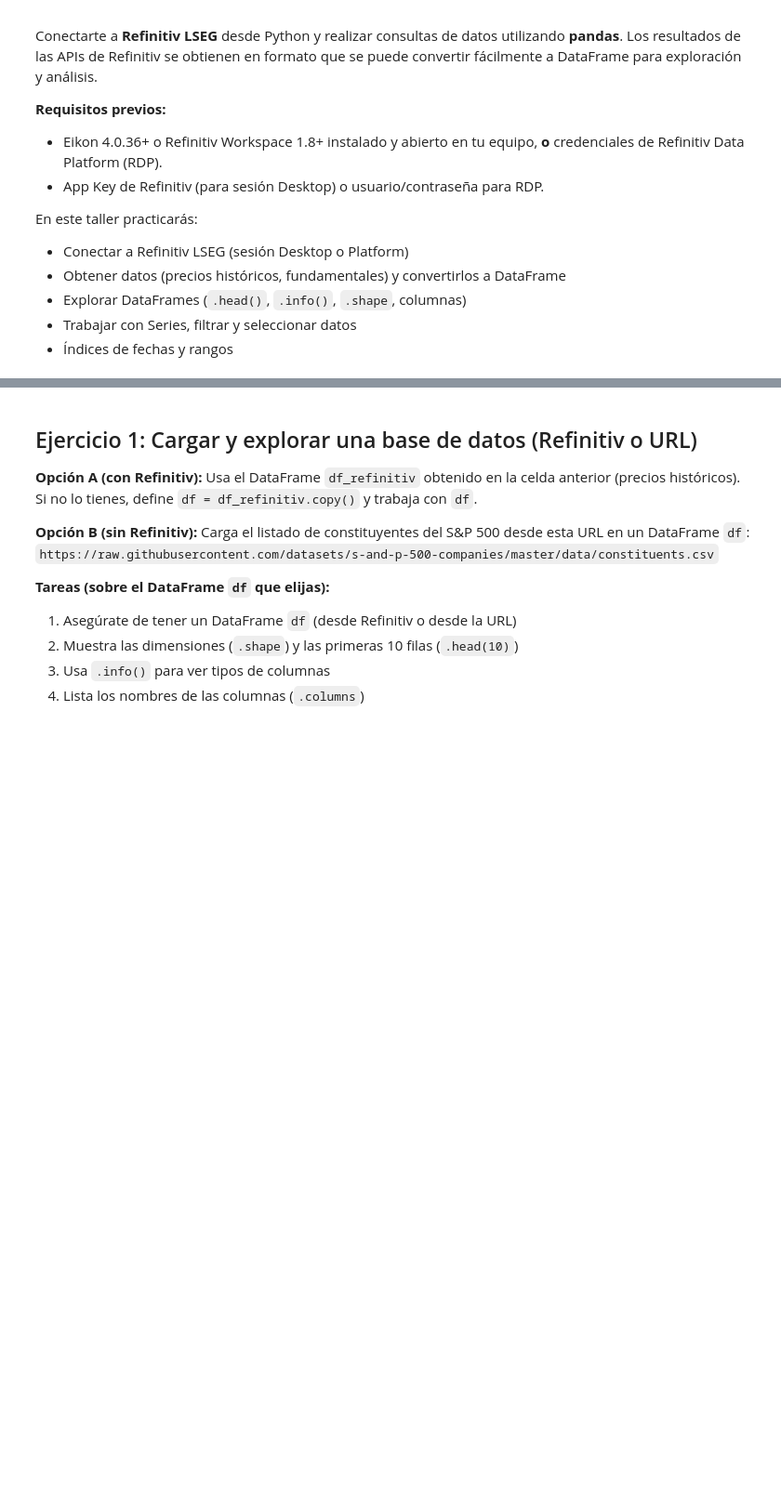
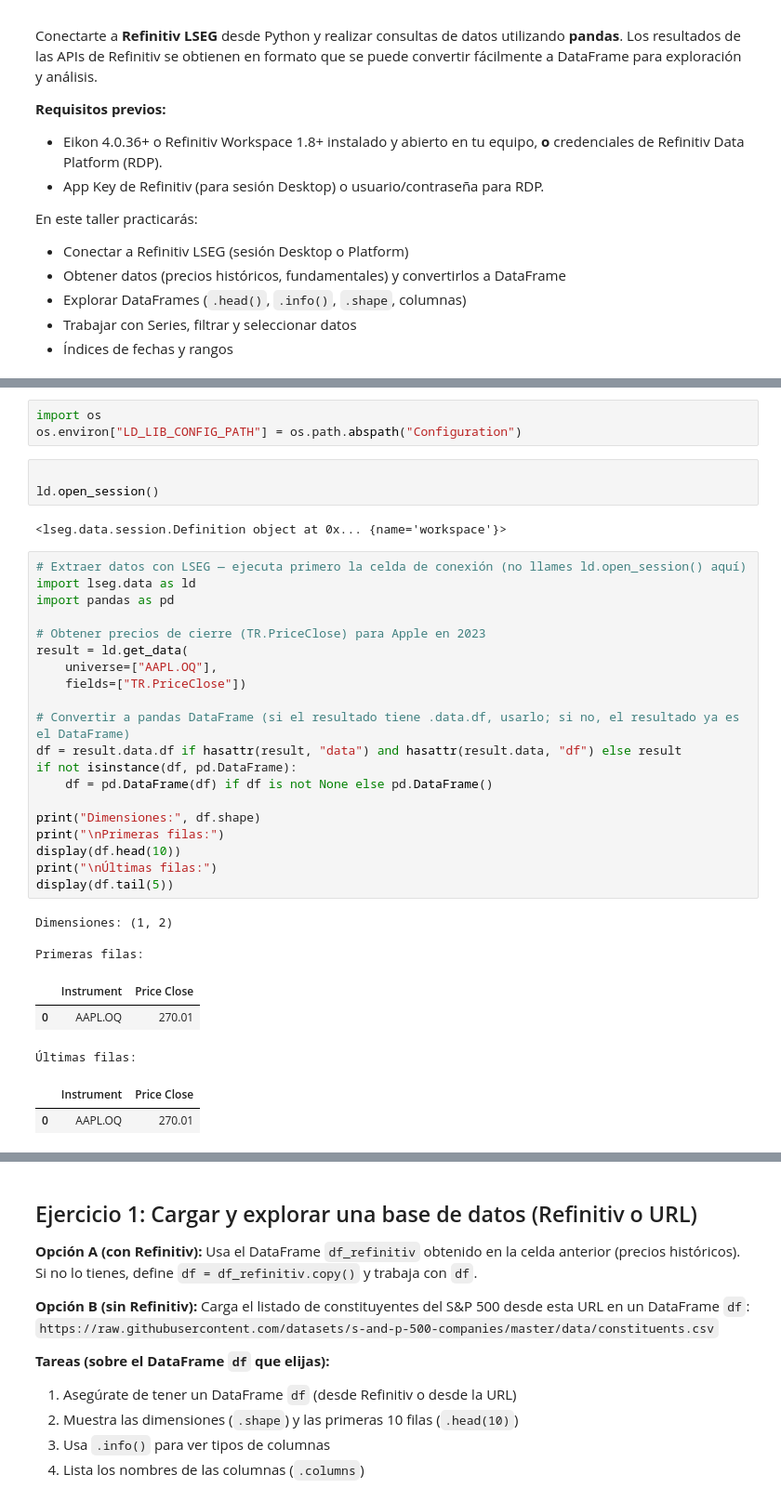
Before and after one commit to owoc9103/clase_2026_1, a Jupyter notebook: FundProg/Notebooks/tallerpandas.ipynb, the cells around one changed output, grey strips where cells are left out. Shown at 93% size. Cells and saved outputs as stored; diff of their text form; blank space fills up the shorter version.

```diff
--- a/FundProg/Notebooks/tallerpandas.ipynb
+++ b/FundProg/Notebooks/tallerpandas.ipynb
@@ -60,0 +147,37 @@ else:
+# %%
+import os
+os.environ["LD_LIB_CONFIG_PATH"] = os.path.abspath("Configuration")
+# %%
+
+ld.open_session()
+# %% [output]
+<lseg.data.session.Definition object at 0x... {name='workspace'}>
+# %%
+# Extraer datos con LSEG — ejecuta primero la celda de conexión (no llames ld.open_session() aquí)
+import lseg.data as ld
+import pandas as pd
+
+# Obtener precios de cierre (TR.PriceClose) para Apple en 2023
+result = ld.get_data(
+    universe=["AAPL.OQ"],
+    fields=["TR.PriceClose"])
+
+# Convertir a pandas DataFrame (si el resultado tiene .data.df, usarlo; si no, el resultado ya es el DataFrame)
+df = result.data.df if hasattr(result, "data") and hasattr(result.data, "df") else result
+if not isinstance(df, pd.DataFrame):
+    df = pd.DataFrame(df) if df is not None else pd.DataFrame()
+
+print("Dimensiones:", df.shape)
+print("\nPrimeras filas:")
+display(df.head(10))
+print("\nÚltimas filas:")
+display(df.tail(5))
+# %% [output]
+Dimensiones: (1, 2)
+
+Primeras filas:
+|  | Instrument | Price Close |
+| 0 | AAPL.OQ | 270.01 |
+Últimas filas:
+|  | Instrument | Price Close |
+| 0 | AAPL.OQ | 270.01 |
```
Also changed, not shown: parts of 20 cells of this notebook, 14 other files.
